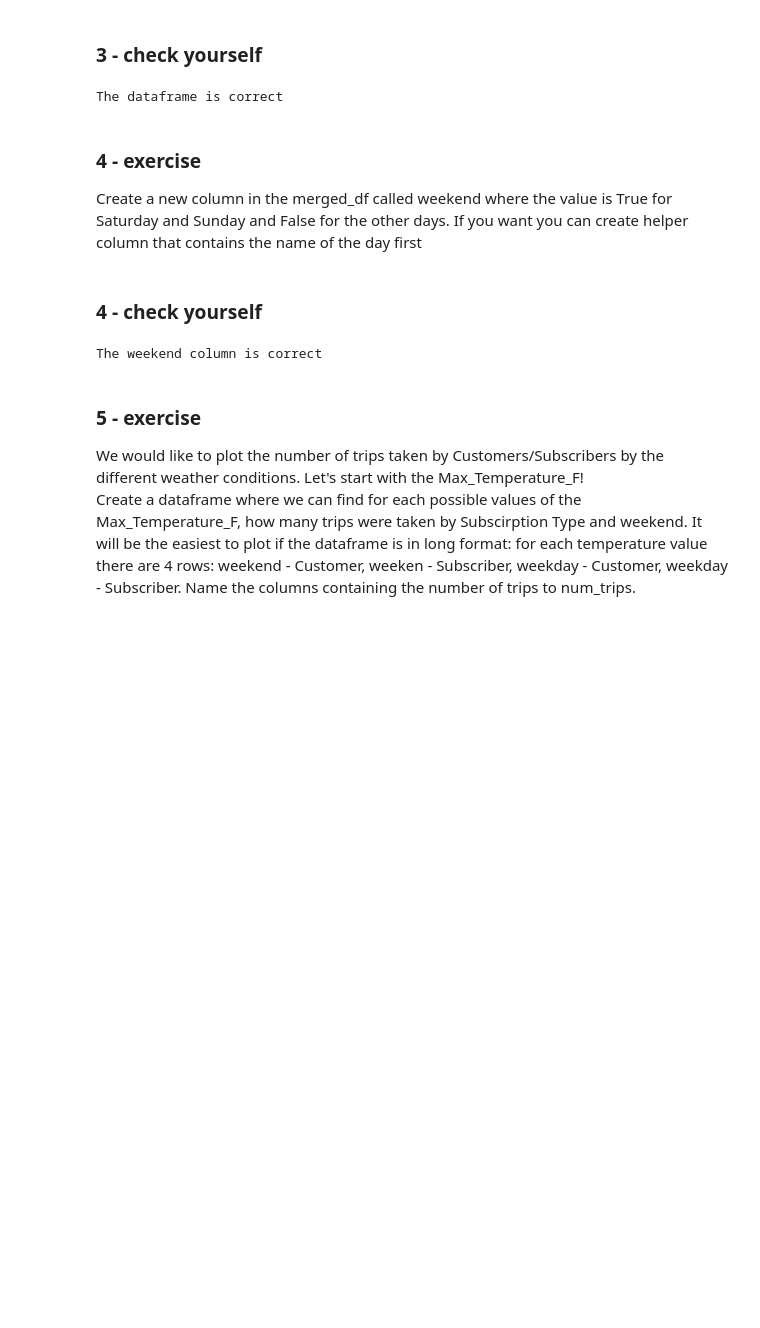
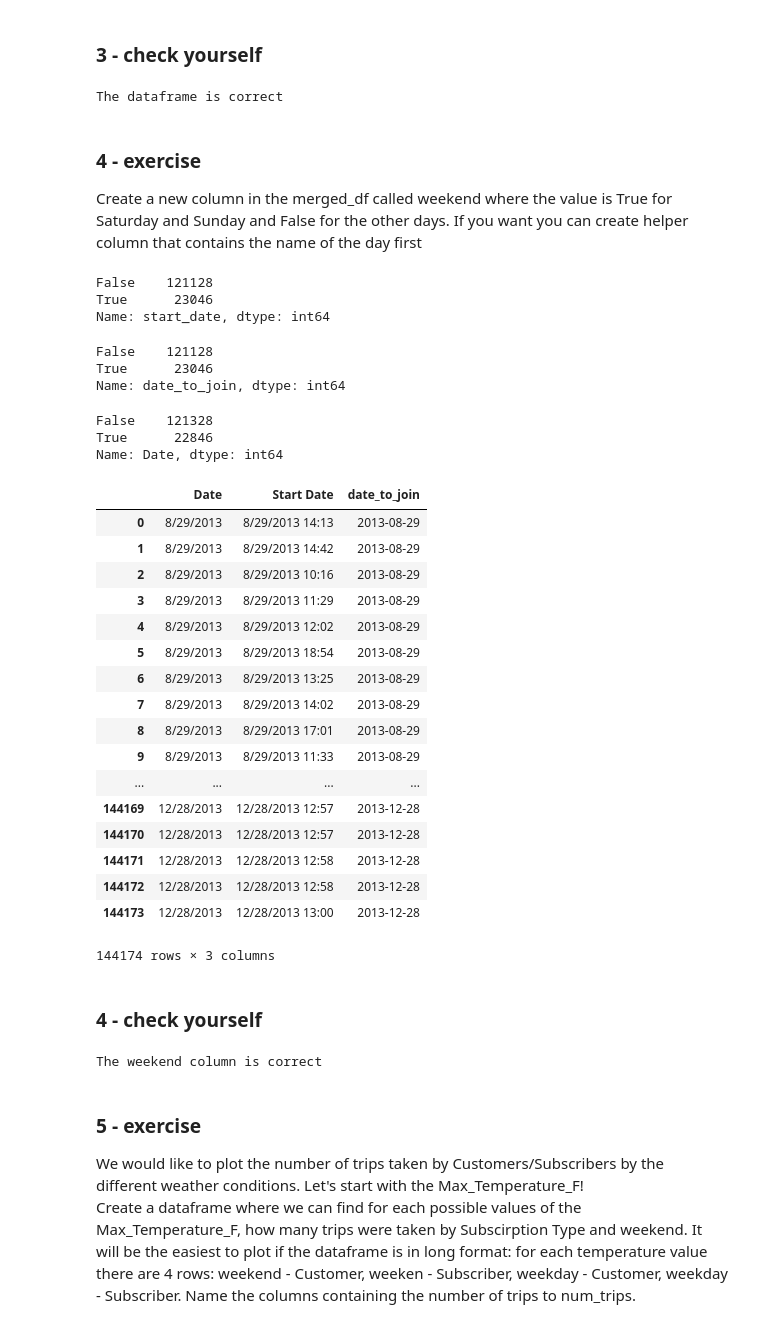
Before and after one commit to seszter/CEU_data_analysis_python, a Jupyter notebook: merging/Q2.ipynb, the cells around one changed output. Drawn from its saved outputs; the diff is of its cells as text; code cells hidden in the pictures; blank space fills up the shorter version.

```diff
--- a/merging/Q2.ipynb
+++ b/merging/Q2.ipynb
@@ -506,6 +584,45 @@ The dataframe is correct
 ### 4 - exercise
 
 Create a new column in the merged_df called weekend where the value is True for Saturday and Sunday and False for the other days. If you want you can create helper column that contains the name of the day first
+# %%
+pd.to_datetime(merged_df['start_date']).dt.weekday_name.isin(['Saturday', 'Sunday']).value_counts()
+# %% [output]
+False    121128
+True      23046
+Name: start_date, dtype: int64
+# %%
+pd.to_datetime(merged_df['date_to_join']).dt.weekday_name.isin(['Saturday', 'Sunday']).value_counts()
+# %% [output]
+False    121128
+True      23046
+Name: date_to_join, dtype: int64
+# %%
+pd.to_datetime(merged_df['Date']).dt.weekday_name.isin(['Saturday', 'Sunday']).value_counts()
+# %% [output]
+False    121328
+True      22846
+Name: Date, dtype: int64
+# %%
+merged_df[['Date','Start Date','date_to_join']]
+# %% [output]
+|  | Date | Start Date | date_to_join |
+| 0 | 8/29/2013 | 8/29/2013 14:13 | 2013-08-29 |
+| 1 | 8/29/2013 | 8/29/2013 14:42 | 2013-08-29 |
+| 2 | 8/29/2013 | 8/29/2013 10:16 | 2013-08-29 |
+| 3 | 8/29/2013 | 8/29/2013 11:29 | 2013-08-29 |
+| 4 | 8/29/2013 | 8/29/2013 12:02 | 2013-08-29 |
+| 5 | 8/29/2013 | 8/29/2013 18:54 | 2013-08-29 |
+| 6 | 8/29/2013 | 8/29/2013 13:25 | 2013-08-29 |
+| 7 | 8/29/2013 | 8/29/2013 14:02 | 2013-08-29 |
+| 8 | 8/29/2013 | 8/29/2013 17:01 | 2013-08-29 |
+| 9 | 8/29/2013 | 8/29/2013 11:33 | 2013-08-29 |
+| ... | ... | ... | ... |
+| 144169 | 12/28/2013 | 12/28/2013 12:57 | 2013-12-28 |
+| 144170 | 12/28/2013 | 12/28/2013 12:57 | 2013-12-28 |
+| 144171 | 12/28/2013 | 12/28/2013 12:58 | 2013-12-28 |
+| 144172 | 12/28/2013 | 12/28/2013 12:58 | 2013-12-28 |
+| 144173 | 12/28/2013 | 12/28/2013 13:00 | 2013-12-28 |
+144174 rows × 3 columns
 # %%
 merged_df['weekend'] =  pd.to_datetime(merged_df['start_date']).dt.weekday_name.isin(['Saturday', 'Sunday'])
 # %% [markdown]
```
Also changed, not shown: parts of 12 cells of this notebook, 4 other files.
